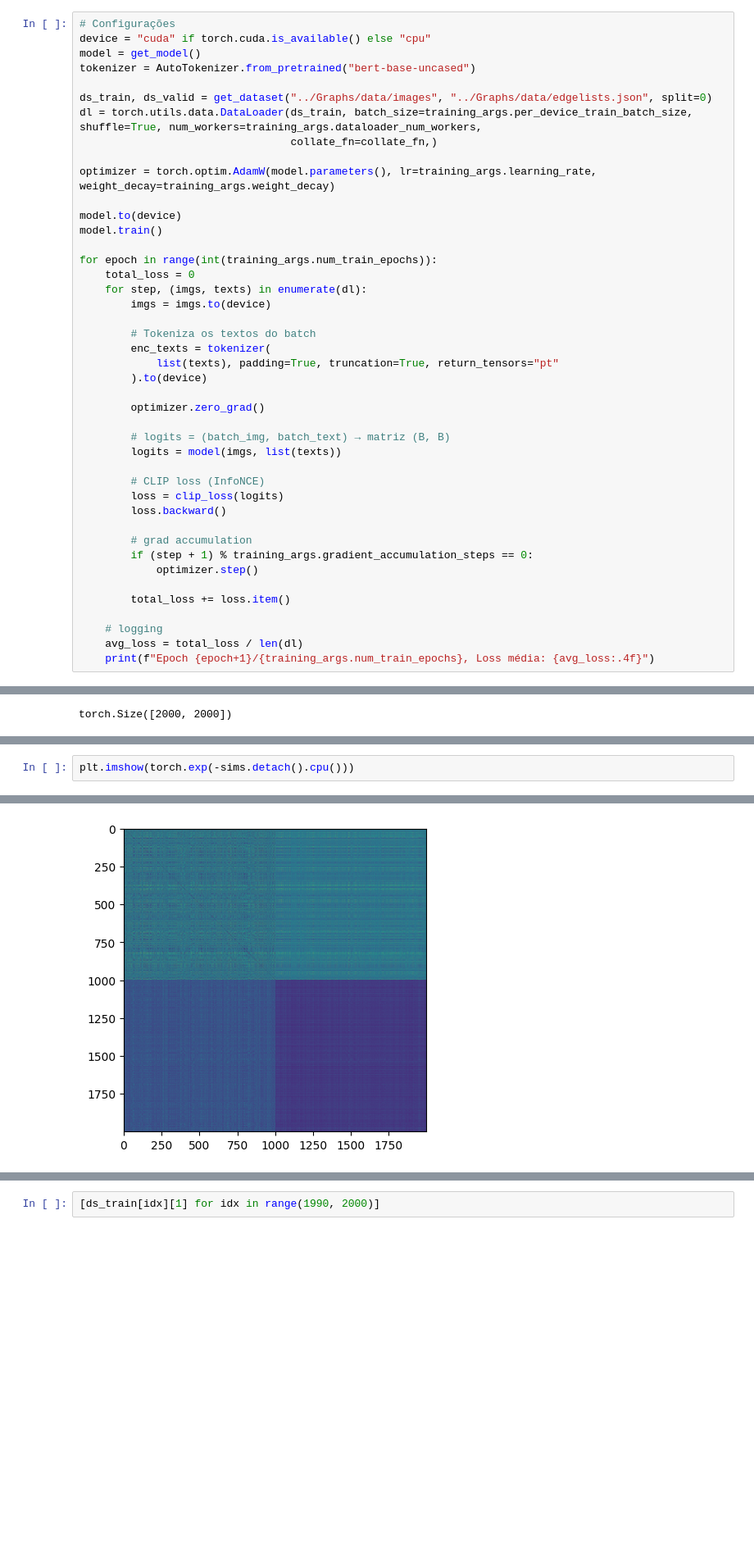
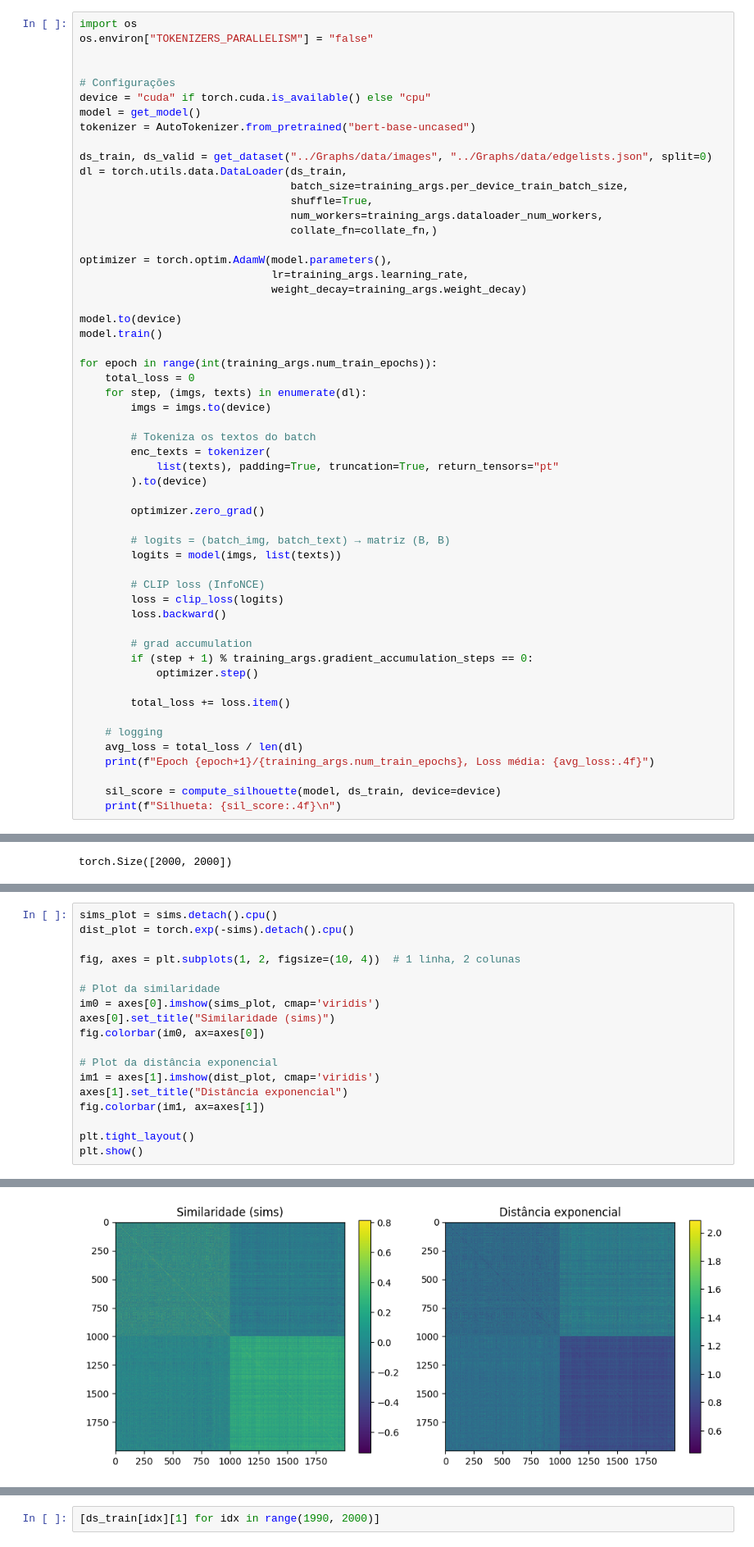
Before and after one commit to Krayth/TCC-graphs-CLIP-test2, a Jupyter notebook: Treinamento.ipynb, the cells around one changed output, grey strips where cells are left out. Shown at 82% size. Drawn from its saved outputs; the diff is of its cells as text; blank space fills up the shorter version.

Commit message:
training notebook update - added silhouette score to the training loop

```diff
--- a/Treinamento.ipynb
+++ b/Treinamento.ipynb
@@ -27,14 +81,23 @@ training_args = TrainingArguments(
 # %%
+import os
+os.environ["TOKENIZERS_PARALLELISM"] = "false"
+
+
 # Configurações
 device = "cuda" if torch.cuda.is_available() else "cpu"
 model = get_model()
 tokenizer = AutoTokenizer.from_pretrained("bert-base-uncased")
 
 ds_train, ds_valid = get_dataset("../Graphs/data/images", "../Graphs/data/edgelists.json", split=0)
-dl = torch.utils.data.DataLoader(ds_train, batch_size=training_args.per_device_train_batch_size, shuffle=True, num_workers=training_args.dataloader_num_workers,
+dl = torch.utils.data.DataLoader(ds_train,
+                                 batch_size=training_args.per_device_train_batch_size,
+                                 shuffle=True,
+                                 num_workers=training_args.dataloader_num_workers,
                                  collate_fn=collate_fn,)
 
-optimizer = torch.optim.AdamW(model.parameters(), lr=training_args.learning_rate, weight_decay=training_args.weight_decay)
+optimizer = torch.optim.AdamW(model.parameters(),
+                              lr=training_args.learning_rate,
+                              weight_decay=training_args.weight_decay)
 
 model.to(device)
 model.train()
@@ -67,5 +130,8 @@ for epoch in range(int(training_args.num_train_epochs)):
     # logging
     avg_loss = total_loss / len(dl)
     print(f"Epoch {epoch+1}/{training_args.num_train_epochs}, Loss média: {avg_loss:.4f}")
+
+    sil_score = compute_silhouette(model, ds_train, device=device)
+    print(f"Silhueta: {sil_score:.4f}\n")
 # %% [output]
 Device set to use cpu
@@ -245,3 +220,19 @@ plt.show()
 # %%
-plt.imshow(torch.exp(-sims.detach().cpu()))
+sims_plot = sims.detach().cpu()
+dist_plot = torch.exp(-sims).detach().cpu()
+
+fig, axes = plt.subplots(1, 2, figsize=(10, 4))  # 1 linha, 2 colunas
+
+# Plot da similaridade
+im0 = axes[0].imshow(sims_plot, cmap='viridis')
+axes[0].set_title("Similaridade (sims)")
+fig.colorbar(im0, ax=axes[0])
+
+# Plot da distância exponencial
+im1 = axes[1].imshow(dist_plot, cmap='viridis')
+axes[1].set_title("Distância exponencial")
+fig.colorbar(im1, ax=axes[1])
+
+plt.tight_layout()
+plt.show()
 # %% [output]
@@ -249,4 +239,4 @@ plt.imshow(torch.exp(-sims.detach().cpu()))
-[figure, old version]
+[figure, new version]
 # %%
 import random
 
```
Also changed, not shown: parts of 13 cells of this notebook.
